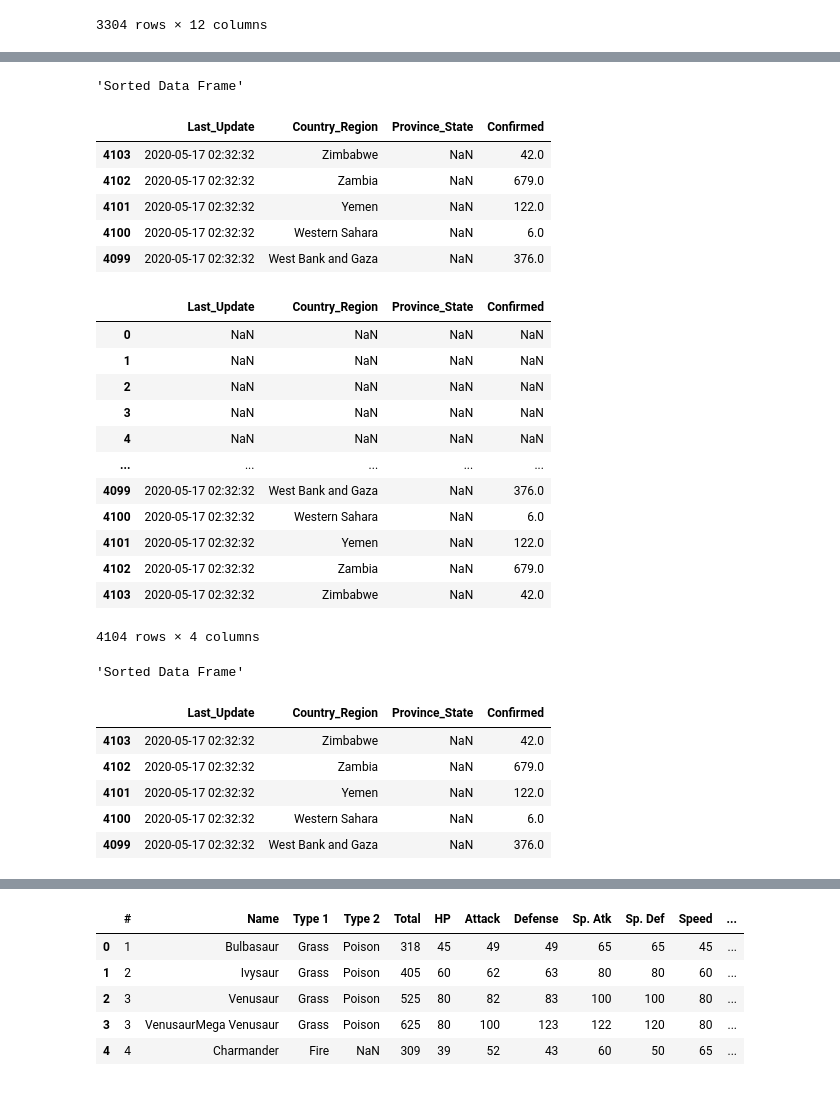
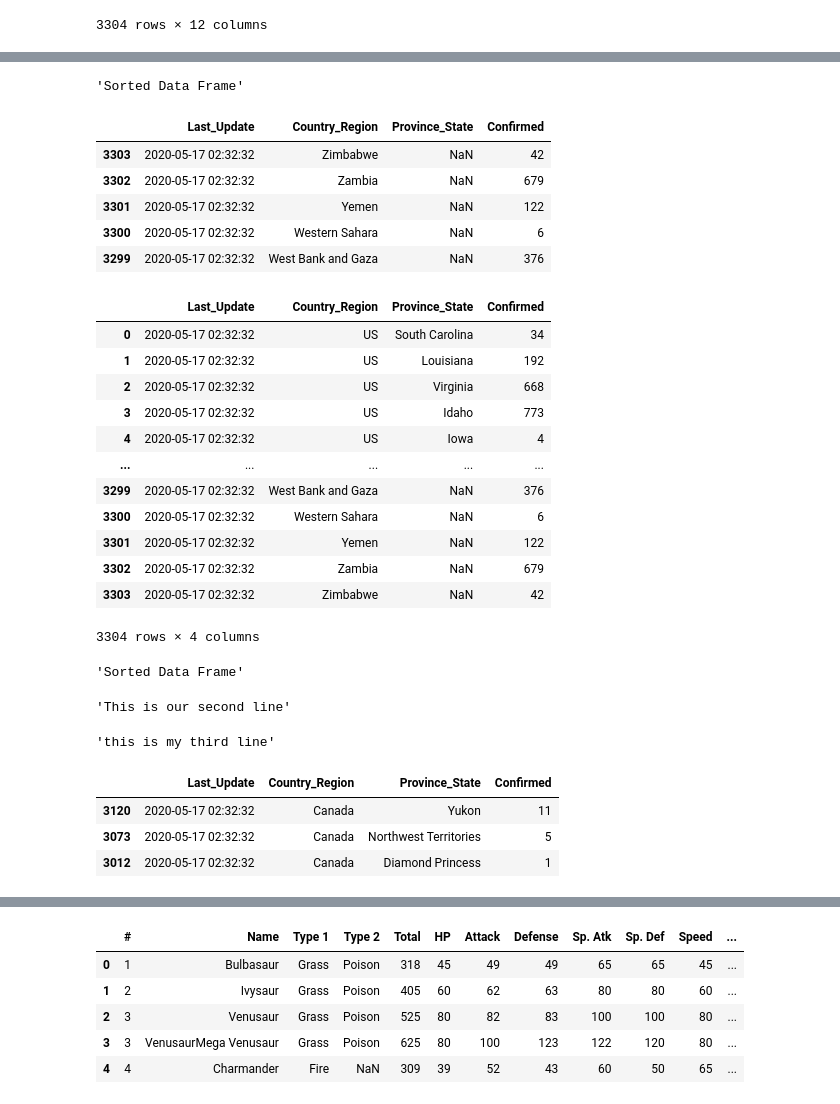
Before and after one commit to abbasmalekpour/AdalegIT, a Jupyter notebook: notebooks/03-Pandas/02-pandas.ipynb, the cells around one changed output, grey strips where cells are left out. Saved outputs shown, nothing was run; the diff lists cells and outputs as text; code cells hidden in the pictures.

```diff
--- a/notebooks/03-Pandas/02-pandas.ipynb
+++ b/notebooks/03-Pandas/02-pandas.ipynb
@@ -90,7 +109,9 @@ pd.merge(daf1, daf2, on='id', how='right')
 # %%
 import pandas as pd
 # %%
-df = pd.read_csv('../../data/sample_covid19.csv') # for each root folder lever to reach we add "../""
+df = pd.read_csv(
+    "../../data/sample_covid19.csv"
+)  # for each root folder lever to reach we add "../""
 # %%
 df
 # %% [output]
@@ -110,7 +131,8 @@ df
 # %%
 # Append all CSV files
 path =r'../../data/'
-filenames = glob.glob(path + "*.csv")
+filenames = glob.glob(path + "sample_covid19.csv")
+print(filenames)
 covid = pd.DataFrame()
 for f in filenames:
     df = pd.read_csv(f)
@@ -220,39 +245,48 @@ display('Sorted Data Frame', df1.sort_values(['Country_Region'], ascending=True)
 # %%
-#Sort Data Frame
-display('Sorted Data Frame', df1.sort_values(['Country_Region'], ascending=False).head(5))
+# Sort Data Frame
+display(
+    "Sorted Data Frame", df1.sort_values(["Country_Region"], ascending=False).head(5)
+)
 # %% [output]
 'Sorted Data Frame'
 |  | Last_Update | Country_Region | Province_State | Confirmed |
-| 4103 | 2020-05-17 02:32:32 | Zimbabwe | NaN | 42.0 |
-| 4102 | 2020-05-17 02:32:32 | Zambia | NaN | 679.0 |
-| 4101 | 2020-05-17 02:32:32 | Yemen | NaN | 122.0 |
-| 4100 | 2020-05-17 02:32:32 | Western Sahara | NaN | 6.0 |
-| 4099 | 2020-05-17 02:32:32 | West Bank and Gaza | NaN | 376.0 |
+| 3303 | 2020-05-17 02:32:32 | Zimbabwe | NaN | 42 |
+| 3302 | 2020-05-17 02:32:32 | Zambia | NaN | 679 |
+| 3301 | 2020-05-17 02:32:32 | Yemen | NaN | 122 |
+| 3300 | 2020-05-17 02:32:32 | Western Sahara | NaN | 6 |
+| 3299 | 2020-05-17 02:32:32 | West Bank and Gaza | NaN | 376 |
 # %%
 df1
 # %% [output]
 |  | Last_Update | Country_Region | Province_State | Confirmed |
-| 0 | NaN | NaN | NaN | NaN |
-| 1 | NaN | NaN | NaN | NaN |
-| 2 | NaN | NaN | NaN | NaN |
-| 3 | NaN | NaN | NaN | NaN |
-| 4 | NaN | NaN | NaN | NaN |
+| 0 | 2020-05-17 02:32:32 | US | South Carolina | 34 |
+| 1 | 2020-05-17 02:32:32 | US | Louisiana | 192 |
+| 2 | 2020-05-17 02:32:32 | US | Virginia | 668 |
+| 3 | 2020-05-17 02:32:32 | US | Idaho | 773 |
+| 4 | 2020-05-17 02:32:32 | US | Iowa | 4 |
 | ... | ... | ... | ... | ... |
-| 4099 | 2020-05-17 02:32:32 | West Bank and Gaza | NaN | 376.0 |
-| 4100 | 2020-05-17 02:32:32 | Western Sahara | NaN | 6.0 |
-| 4101 | 2020-05-17 02:32:32 | Yemen | NaN | 122.0 |
-| 4102 | 2020-05-17 02:32:32 | Zambia | NaN | 679.0 |
-| 4103 | 2020-05-17 02:32:32 | Zimbabwe | NaN | 42.0 |
+| 3299 | 2020-05-17 02:32:32 | West Bank and Gaza | NaN | 376 |
+| 3300 | 2020-05-17 02:32:32 | Western Sahara | NaN | 6 |
+| 3301 | 2020-05-17 02:32:32 | Yemen | NaN | 122 |
+| 3302 | 2020-05-17 02:32:32 | Zambia | NaN | 679 |
+| 3303 | 2020-05-17 02:32:32 | Zimbabwe | NaN | 42 |
-4104 rows × 4 columns
+3304 rows × 4 columns
 # %%
-#Sort Data Frame - Ascending on "Country" & descending on "Last update"
-display('Sorted Data Frame', df1.sort_values(['Country_Region', 'Province_State'], ascending=[0,0]).head(5))
+# Sort Data Frame - Ascending on "Country" & descending on "Last update"
+display(
+    "Sorted Data Frame",
+    'This is our second line',
+    'this is my third line',
+    df1.sort_values(["Confirmed", "Province_State" ], ascending=[0, 0]).loc[
+        df1["Country_Region"] == "Canada"
+    ].tail(3),
+)
 # %% [output]
 'Sorted Data Frame'
+'This is our second line'
+'this is my third line'
 |  | Last_Update | Country_Region | Province_State | Confirmed |
-| 4103 | 2020-05-17 02:32:32 | Zimbabwe | NaN | 42.0 |
-| 4102 | 2020-05-17 02:32:32 | Zambia | NaN | 679.0 |
-| 4101 | 2020-05-17 02:32:32 | Yemen | NaN | 122.0 |
-| 4100 | 2020-05-17 02:32:32 | Western Sahara | NaN | 6.0 |
-| 4099 | 2020-05-17 02:32:32 | West Bank and Gaza | NaN | 376.0 |
+| 3120 | 2020-05-17 02:32:32 | Canada | Yukon | 11 |
+| 3073 | 2020-05-17 02:32:32 | Canada | Northwest Territories | 5 |
+| 3012 | 2020-05-17 02:32:32 | Canada | Diamond Princess | 1 |
 # %%
```
Also changed, not shown: parts of 119 cells of this notebook, 4 other files.
